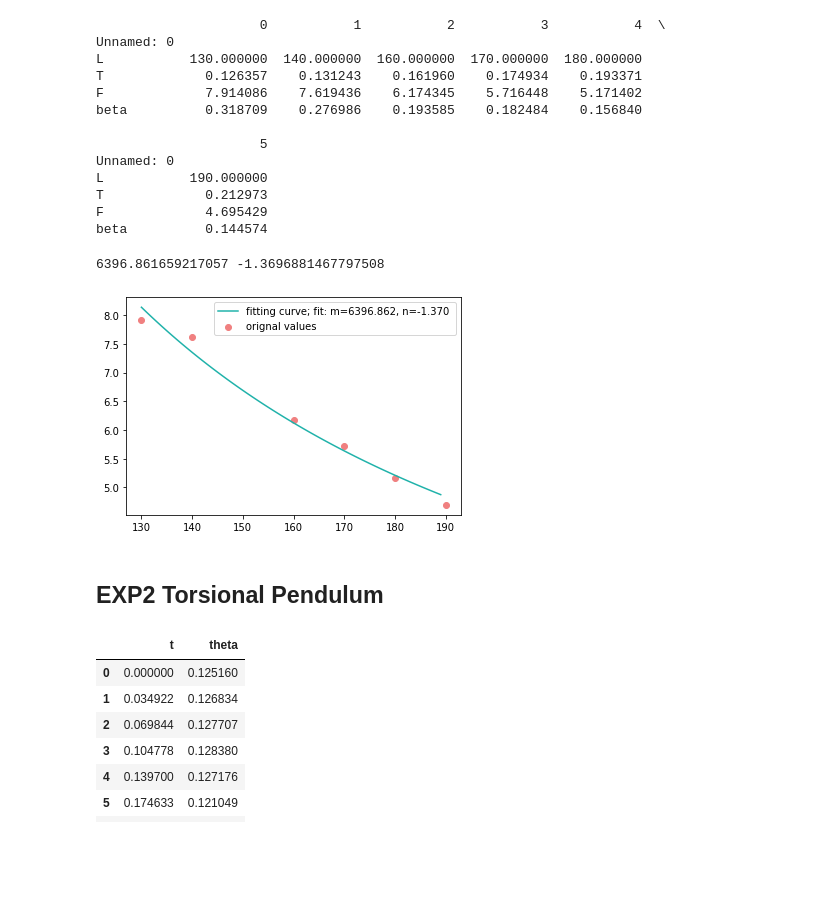
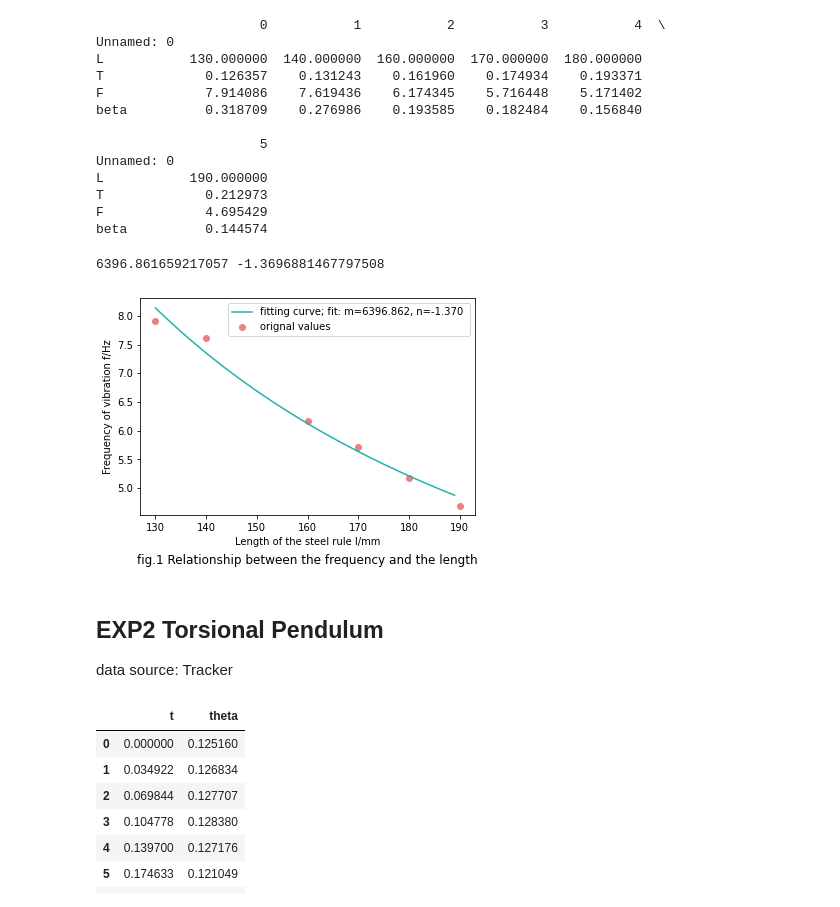
Before and after one commit to Zweig-Wong/SYSU-PHY-EXP, a Jupyter notebook: A0.4 Damped vibration/A0.4 Damped vibration - main.ipynb, the cells around one changed output. Drawn from its saved outputs; the diff is of its cells as text; code cells hidden in the pictures; blank space fills up the shorter version.

Commit message:
Damped vibration + free fall 2021.4.24

```diff
--- a/A0.4 Damped vibration/A0.4 Damped vibration - main.ipynb
+++ b/A0.4 Damped vibration/A0.4 Damped vibration - main.ipynb
@@ -35,22 +36,27 @@ beta          0.144574
 # %%
 l = np.array(df.loc['L'])
 f = np.array(df.loc['F'])
 plt.scatter(l, f, color='lightcoral', label='orignal values')
 
 def f_l(l, A1, A2):
     return A1*(l**A2)
 
 popt, pcov = curve_fit(f_l, l, f)
 A1, A2 = popt
 fvals = f_l(np.arange(130,190,1), A1, A2)
+
 plt.plot(np.arange(130,190,1), fvals, color='lightseagreen', label='fitting curve; fit: m=%5.3f, n=%5.3f ' % tuple(popt))
 plt.legend()
+plt.xlabel('Length of the steel rule l/mm')
+plt.ylabel('Frequency of vibration f/Hz')
+plt.title('fig.1 Relationship between the frequency and the length', y=-0.25)
 print(A1, A2)
 # %% [output]
 6396.861659217057 -1.3696881467797508
-[figure, old version]
+[figure, new version]
 # %% [markdown]
 ## EXP2 Torsional Pendulum
+data source: Tracker
 # %%
 tp = pd.read_csv('Torsional_Pendulum.csv')
 tp['theta'] = tp['theta']*np.pi/180
```
Also changed, not shown: parts of 1 cell of this notebook, 11 other files.
